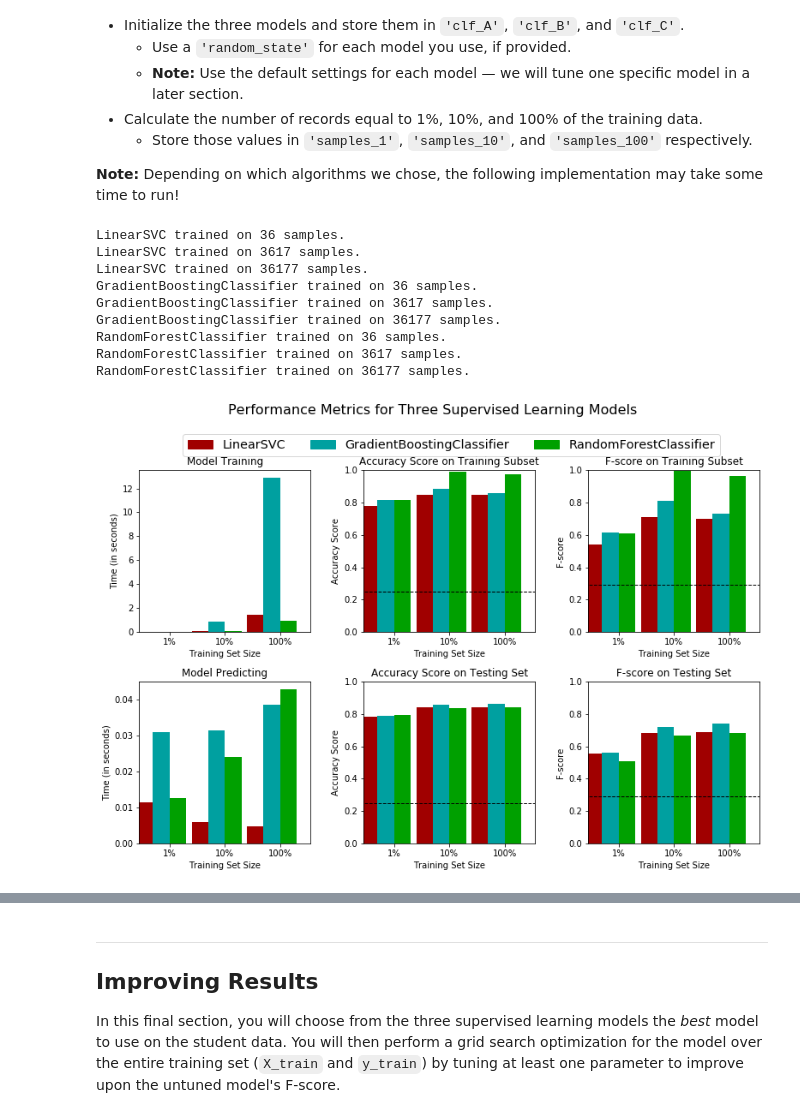
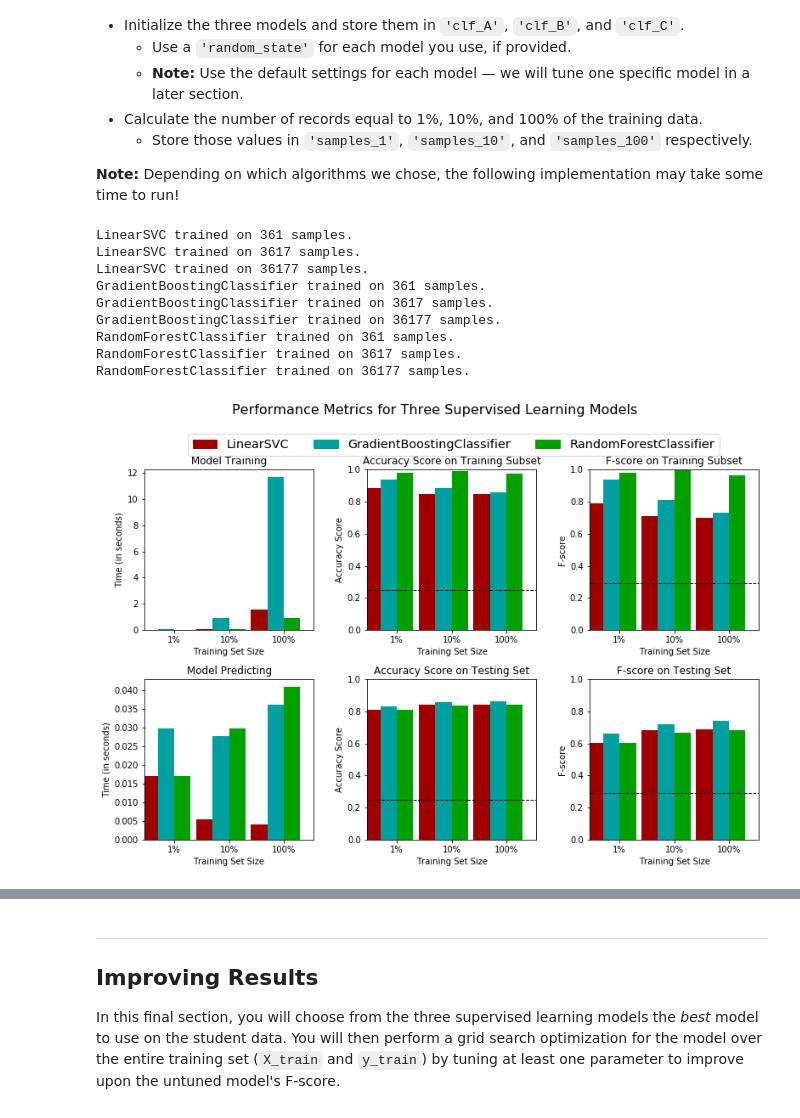
Before and after one commit to Kali-Dev/Find-Donors-for-CharityML, a Jupyter notebook: finding_donors.ipynb, the cells around one changed output, grey strips where cells are left out. Saved outputs shown, nothing was run; the diff lists cells and outputs as text; code cells hidden in the pictures.

```diff
--- a/finding_donors.ipynb
+++ b/finding_donors.ipynb
@@ -439,38 +439,38 @@ from sklearn.svm import LinearSVC
 # TODO: Initialize the three models
 clf_A = LinearSVC(random_state=42)
 clf_B = GradientBoostingClassifier(random_state=42)
 clf_C = RandomForestClassifier(random_state=42)
 
 # TODO: Calculate the number of samples for 1%, 10%, and 100% of the training data
 # HINT: samples_100 is the entire training set i.e. len(y_train)
 # HINT: samples_10 is 10% of samples_100 (ensure to set the count of the values to be `int` and not `float`)
 # HINT: samples_1 is 1% of samples_100 (ensure to set the count of the values to be `int` and not `float`)
 samples_100 = len(X_train)
 samples_10 = int(samples_100*0.10)
-samples_1 = int(samples_100*0.001)
+samples_1 = int(samples_100*0.01)
 
 # Collect results on the learners
 results = {}
 for clf in [clf_A, clf_B, clf_C]:
     clf_name = clf.__class__.__name__
     results[clf_name] = {}
     for i, samples in enumerate([samples_1, samples_10, samples_100]):
         results[clf_name][i] = \
         train_predict(clf, samples, X_train, y_train, X_test, y_test)
 
 # Run metrics visualization for the three supervised learning models chosen
 vs.evaluate(results, accuracy, fscore)
 # %% [output]
-LinearSVC trained on 36 samples.
+LinearSVC trained on 361 samples.
 LinearSVC trained on 3617 samples.
 LinearSVC trained on 36177 samples.
-GradientBoostingClassifier trained on 36 samples.
+GradientBoostingClassifier trained on 361 samples.
 GradientBoostingClassifier trained on 3617 samples.
 GradientBoostingClassifier trained on 36177 samples.
-RandomForestClassifier trained on 36 samples.
+RandomForestClassifier trained on 361 samples.
 RandomForestClassifier trained on 3617 samples.
 RandomForestClassifier trained on 36177 samples.
-[figure, old version]
+[figure, new version]
 # %% [markdown]
 ### Observations:
 ### Question 3 - Choosing the Best Model
```
Also changed, not shown: parts of 17 cells of this notebook.
